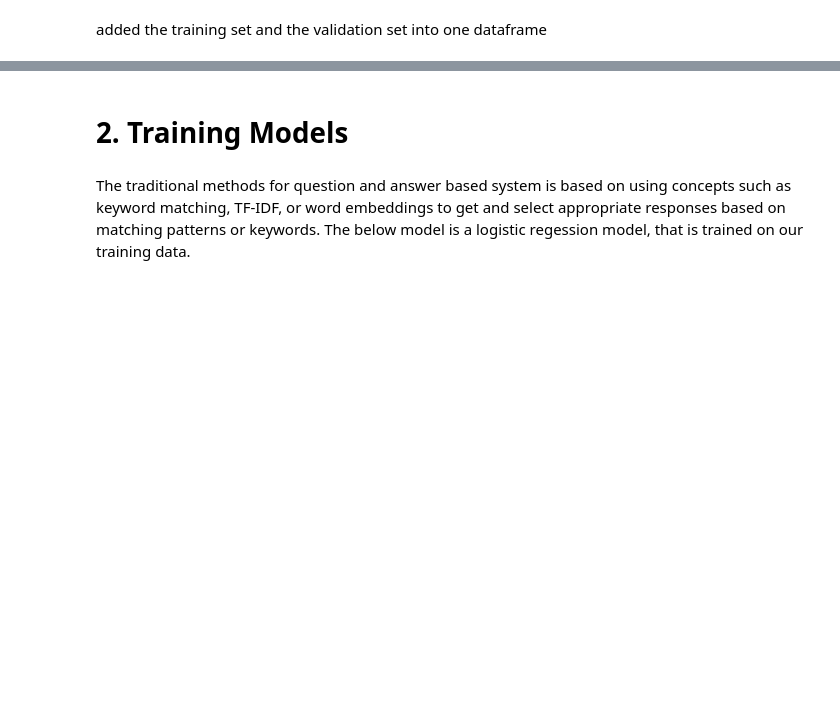
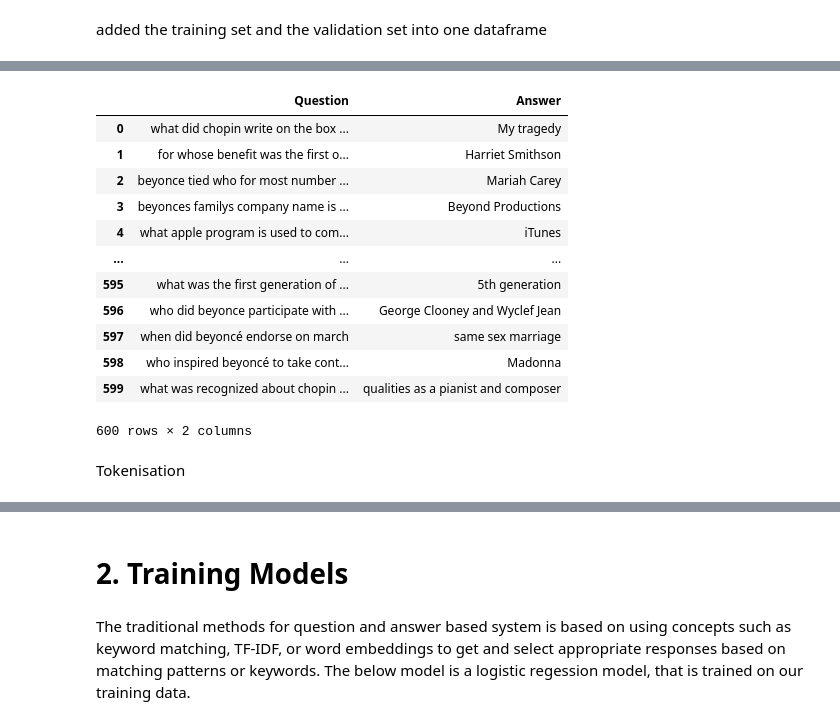
Before and after one commit to Ele975/ML_project2, a Jupyter notebook: models/non_generativeModel.ipynb, the cells around one changed output, grey strips where cells are left out. Saved outputs shown, nothing was run; the diff lists cells and outputs as text; code cells hidden in the pictures; blank space fills up the shorter version.

```diff
--- a/models/non_generativeModel.ipynb
+++ b/models/non_generativeModel.ipynb
@@ -350,0 +417,20 @@ newdf  = pd.concat([trainingData, valData], ignore_index=True)
+# %%
+data = {'Question': X_val, 'Answer': y_val}
+testDF = pd.DataFrame(data)
+testDF
+# %% [output]
+|  | Question | Answer |
+| 0 | what did chopin write on the box ... | My tragedy |
+| 1 | for whose benefit was the first o... | Harriet Smithson |
+| 2 | beyonce tied who for most number ... | Mariah Carey |
+| 3 | beyonces familys company name is ... | Beyond Productions |
+| 4 | what apple program is used to com... | iTunes |
+| ... | ... | ... |
+| 595 | what was the first generation of ... | 5th generation |
+| 596 | who did beyonce participate with ... | George Clooney and Wyclef Jean |
+| 597 | when did beyoncé endorse on march | same sex marriage |
+| 598 | who inspired beyoncé to take cont... | Madonna |
+| 599 | what was recognized about chopin ... | qualities as a pianist and composer |
+600 rows × 2 columns
+# %% [markdown]
+Tokenisation
```
Also changed, not shown: parts of 44 cells of this notebook, 1 other file.
